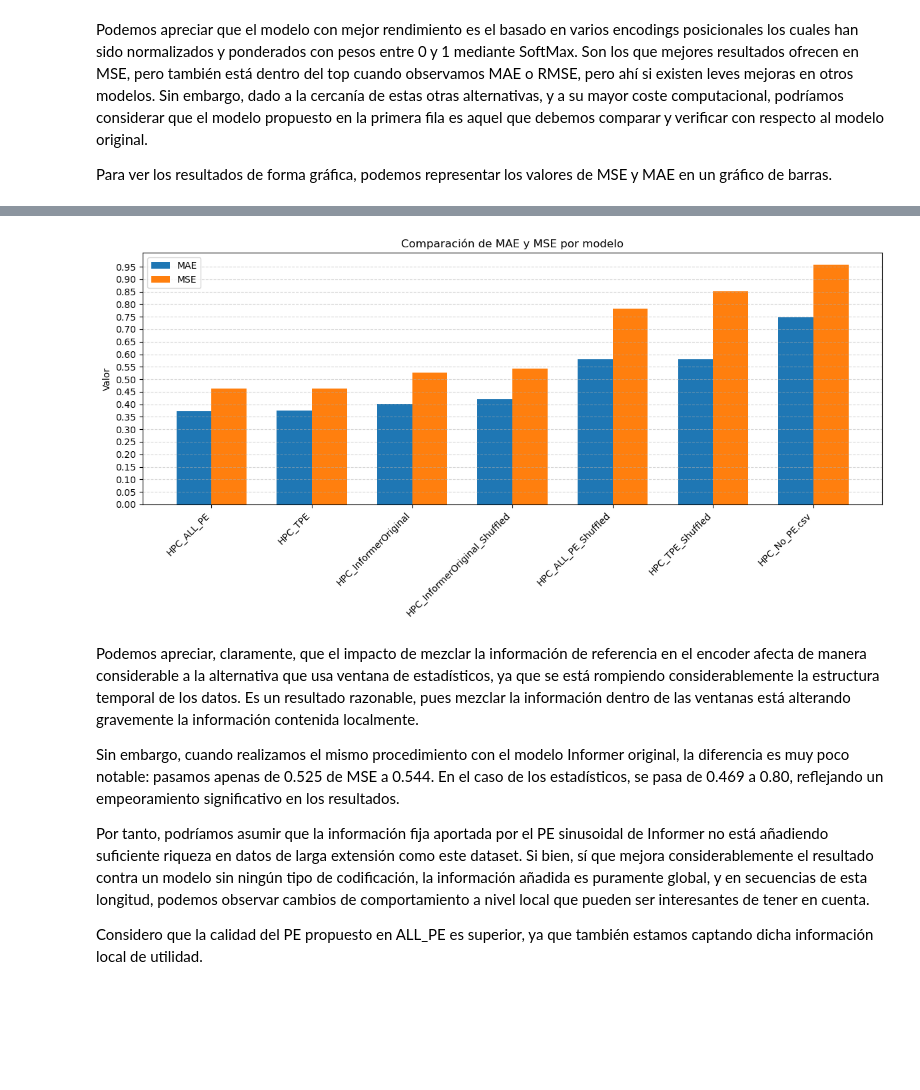
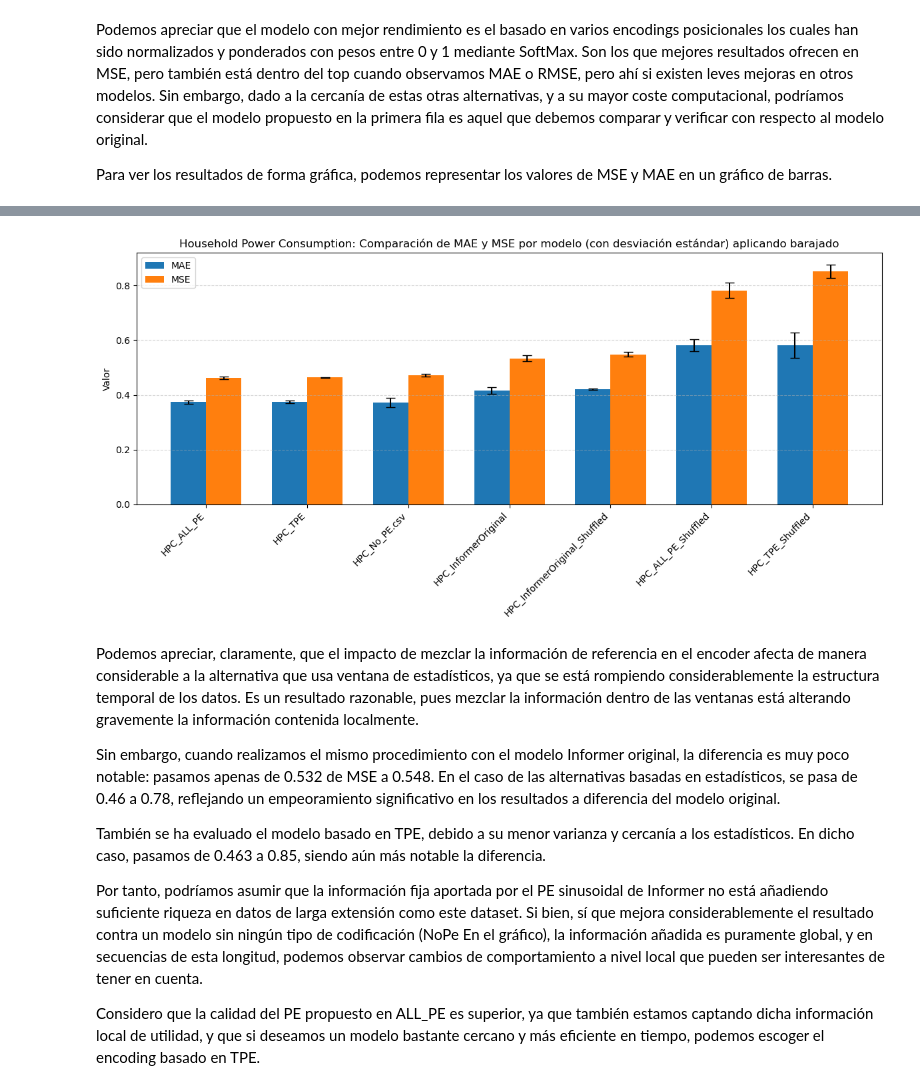
Before and after one commit to hexecoded/TFM, a Jupyter notebook: Experimentos/ResultadosNGPU.ipynb, the cells around one changed output, grey strips where cells are left out. Cells and saved outputs as stored; diff of their text form; code cells hidden in the pictures; blank space fills up the shorter version.

```diff
--- a/Experimentos/ResultadosNGPU.ipynb
+++ b/Experimentos/ResultadosNGPU.ipynb
@@ -135,13 +148,16 @@ Al igual que en el apartado anterior, procederemos a la lectura de resultados de
 # %%
 # Ficheros con sus nombres de modelo
 model_files = {
-    "HPC_ALL_PE": "../ResultadosNGPU/HPC_ALL_PE_v2.csv",
-    "HPC_ALL_PE_Shuffled": "../ResultadosNGPU/HPC_ALL_PE_v2_Shuffled.csv",
-    "HPC_InformerOriginal": "../ResultadosNGPU/HPC_Orig.csv",
-    "HPC_InformerOriginal_Shuffled": "../ResultadosNGPU/HPC_Orig_Shuffled.csv",
-    "HPC_No_PE.csv": "../ResultadosNGPU/HPC_No_PE.csv",
-    "HPC_TPE": "../ResultadosNGPU/HPC_TPE.csv",
-    "HPC_TPE_Shuffled": "../ResultadosNGPU/HPC_TPE_Shuffled.csv"
+    "HPC_ALL_PE": "HPC_ALL_PE_v2.csv",
+    "HPC_ALL_PE_Shuffled": "HPC_ALL_PE_v2_Shuffled.csv",
+    "HPC_InformerOriginal": "metricas_InformerVanilla_hpc_informer_informer_HPCm_ftM_sl180_ll60_pl60_win60_dm512_nh8_el2_dl1_df2048_atfull_fc5_ebtimeF_dtTrue_mxTrue_test_hpc_informer.csv",
+    "HPC_InformerOriginal_Shuffled": "metricas_InformerVanilla_hpc_informer_shuffled_informer_HPCm_ftM_sl180_ll60_pl60_win60_dm512_nh8_el2_dl1_df2048_atfull_fc5_ebtimeF_dtTrue_mxTrue_test_hpc_informer_shuffled.csv",
+    "HPC_No_PE.csv": "HPC_No_PE.csv",
+    #"HPC_Ventana_Stats_Shuffled.csv": "metricas_InformerVanilla_shuffled_lags_stats_informer_HPCm_ftM_sl180_ll60_pl60_win60_dm512_nh8_el2_dl1_df2048_atfull_fc5_ebtimeF_dtTrue_mxTrue_test_shuffled_lags_stats.csv",
+    #"HPC_Ventana_Stats": "metricas_InformerVanilla_stats_informer_HPCm_ftM_sl180_ll60_pl60_win60_dm512_nh8_el2_dl1_df2048_atfull_fc5_ebtimeF_dtTrue_mxTrue_test_stats.csv",
+    "HPC_TPE": "metricas_InformerVanilla_tpe_weighted_informer_HPCm_ftM_sl180_ll60_pl60_win60_dm512_nh8_el2_dl1_df2048_atfull_fc5_ebtimeF_dtTrue_mxTrue_test_tpe_weighted.csv",
+    "HPC_TPE_Shuffled": "metricas_InformerVanilla_tpe_weighted_shuffled_informer_HPCm_ftM_sl180_ll60_pl60_win60_dm512_nh8_el2_dl1_df2048_atfull_fc5_ebtimeF_dtTrue_mxTrue_test_tpe_weighted_shuffled.csv"
+
 
 }
 
@@ -193,42 +209,59 @@ display(final_df)
 # %%
 import matplotlib.pyplot as plt
 import numpy as np
 
+# Métricas y sus desviaciones estándar
 metricas = ['MAE_Mean', 'MSE_Mean']
-df_plot = final_df[['Modelo'] + metricas]
+stds = ['MAE_STD', 'MSE_STD']
+df_plot = final_df[['Modelo'] + metricas + stds].copy()
+
+# Reemplazar NaNs en std por 0 (sin afectar las métricas)
+df_plot['MAE_STD'] = df_plot['MAE_STD'].fillna(0)
+df_plot['MSE_STD'] = df_plot['MSE_STD'].fillna(0)
 
 # Configurar el gráfico
 x = df_plot['Modelo']
-x_pos = range(len(x))
+x_pos = np.arange(len(x))
 width = 0.35  # ancho de las barras
 
-# Crear las barras
+# Crear las barras con barras de error
 fig, ax = plt.subplots(figsize=(12, 6))
 
 # Barras para MAE
-ax.bar([p - width / 2 for p in x_pos], df_plot['MAE_Mean'], width=width, label='MAE')
+ax.bar(x_pos - width / 2,
+       df_plot['MAE_Mean'],
+       width=width,
+       yerr=df_plot['MAE_STD'],
+       capsize=5,
+       label='MAE')
 
 # Barras para MSE
-ax.bar([p + width / 2 for p in x_pos], df_plot['MSE_Mean'], width=width, label='MSE')
+ax.bar(x_pos + width / 2,
+       df_plot['MSE_Mean'],
+       width=width,
+       yerr=df_plot['MSE_STD'],
+       capsize=5,
+       label='MSE')
 
 # Etiquetas y leyenda
 ax.set_xticks(x_pos)
 ax.set_xticklabels(x, rotation=45, ha='right')
-ax.set_yticks(np.arange(0, 1, 0.05))
 ax.set_ylabel('Valor')
-ax.set_title('Comparación de MAE y MSE por modelo')
+ax.set_title('Household Power Consumption: Comparación de MAE y MSE por modelo (con desviación estándar) aplicando barajado')
 ax.legend()
 ax.grid(True, axis='y', linestyle='--', alpha=0.5)
 
 plt.tight_layout()
 plt.show()
 # %% [output]
-[figure, old version]
+[figure, new version]
 # %% [markdown]
 Podemos apreciar, claramente, que el impacto de mezclar la información de referencia en el encoder afecta de manera considerable a la alternativa que usa ventana de estadísticos, ya que se está rompiendo considerablemente la estructura temporal de los datos. Es un resultado razonable, pues mezclar la información dentro de las ventanas está alterando gravemente la información contenida localmente.
 
-Sin embargo, cuando realizamos el mismo procedimiento con el modelo Informer original, la diferencia es muy poco notable: pasamos apenas de 0.525 de MSE a 0.544. En el caso de los estadísticos, se pasa de 0.469 a 0.80, reflejando un empeoramiento significativo en los resultados.
+Sin embargo, cuando realizamos el mismo procedimiento con el modelo Informer original, la diferencia es muy poco notable: pasamos apenas de 0.532 de MSE a 0.548. En el caso de las alternativas basadas en estadísticos, se pasa de 0.46 a 0.78, reflejando un empeoramiento significativo en los resultados a diferencia del modelo original.
 
-Por tanto, podríamos asumir que la información fija aportada por el PE sinusoidal de Informer no está añadiendo suficiente riqueza en datos de larga extensión como este dataset. Si bien, sí que mejora considerablemente el resultado contra un modelo sin ningún tipo de codificación, la información añadida es puramente global, y en secuencias de esta longitud, podemos observar cambios de comportamiento a nivel local que pueden ser interesantes de tener en cuenta.
+También se ha evaluado el modelo basado en TPE, debido a su menor varianza y cercanía a los estadísticos. En dicho caso, pasamos de 0.463 a 0.85, siendo aún más notable la diferencia.
 
-Considero que la calidad del PE propuesto en ALL_PE es superior, ya que también estamos captando dicha información local de utilidad.
+Por tanto, podríamos asumir que la información fija aportada por el PE sinusoidal de Informer no está añadiendo suficiente riqueza en datos de larga extensión como este dataset. Si bien, sí que mejora considerablemente el resultado contra un modelo sin ningún tipo de codificación (NoPe En el gráfico), la información añadida es puramente global, y en secuencias de esta longitud, podemos observar cambios de comportamiento a nivel local que pueden ser interesantes de tener en cuenta.
+
+Considero que la calidad del PE propuesto en ALL_PE es superior, ya que también estamos captando dicha información local de utilidad, y que si deseamos un modelo bastante cercano y más eficiente en tiempo, podemos escoger el encoding basado en TPE.
```
Also changed, not shown: parts of 7 cells of this notebook, 20 other files.
